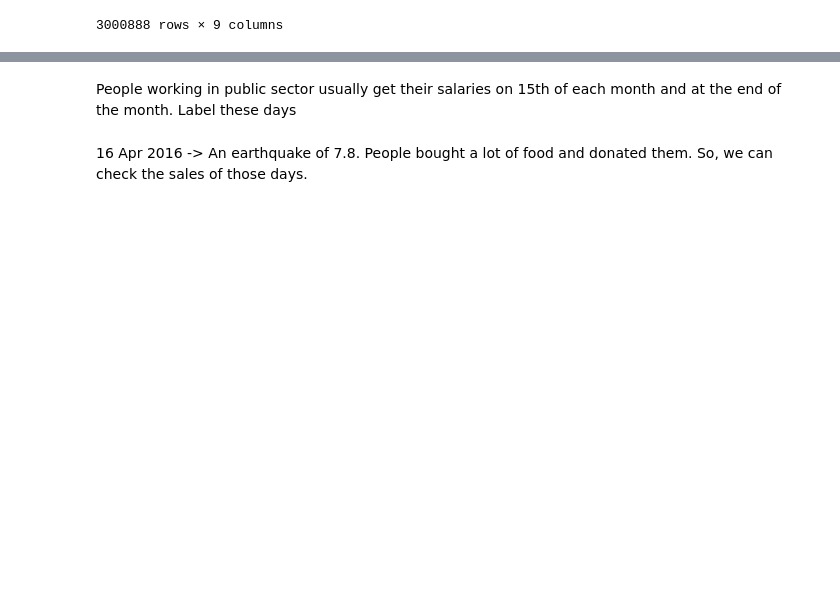
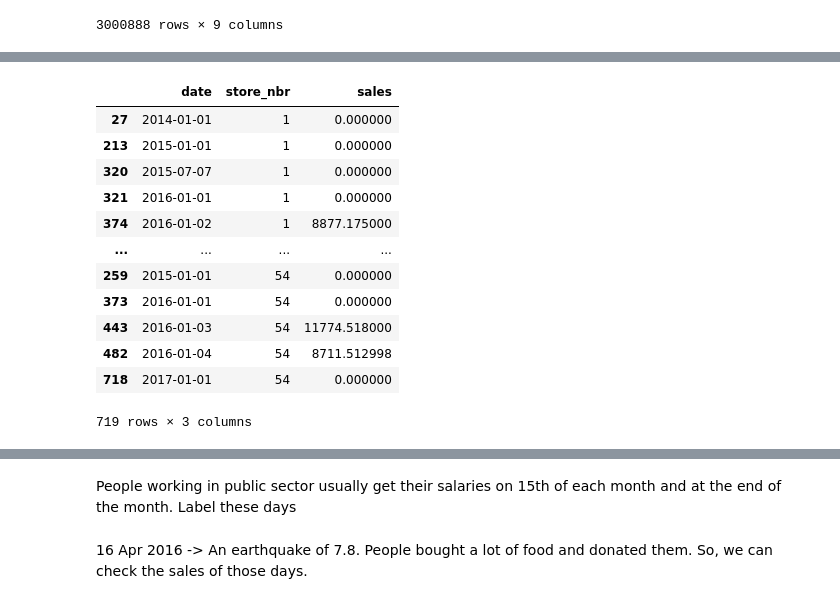
Before and after one commit to egesaygili/storesales, a Jupyter notebook: data_prep.ipynb, the cells around one changed output, grey strips where cells are left out. Saved outputs shown, nothing was run; the diff lists cells and outputs as text; code cells hidden in the pictures; blank space fills up the shorter version.

```diff
--- a/data_prep.ipynb
+++ b/data_prep.ipynb
@@ -187,0 +236,19 @@ df = pd.merge(df, df_transactions, on=["date", "store_nbr"], how="left")
+# %%
+# Transactions has null-values. Let's observe
+df_temp = df.loc[df["transactions"].isna()==True,["date","store_nbr","sales"]].groupby(by=["date","store_nbr"]).sum().reset_index().sort_values(by=["store_nbr","date"])
+#df_temp = pd.merge(df_temp, df["date","store_nbr","isHoliday"], on=["date", "store_nbr"], how="left")
+df_temp#[df_temp["sales"]==0]
+# %% [output]
+|  | date | store_nbr | sales |
+| 27 | 2014-01-01 | 1 | 0.000000 |
+| 213 | 2015-01-01 | 1 | 0.000000 |
+| 320 | 2015-07-07 | 1 | 0.000000 |
+| 321 | 2016-01-01 | 1 | 0.000000 |
+| 374 | 2016-01-02 | 1 | 8877.175000 |
+| ... | ... | ... | ... |
+| 259 | 2015-01-01 | 54 | 0.000000 |
+| 373 | 2016-01-01 | 54 | 0.000000 |
+| 443 | 2016-01-03 | 54 | 11774.518000 |
+| 482 | 2016-01-04 | 54 | 8711.512998 |
+| 718 | 2017-01-01 | 54 | 0.000000 |
+719 rows × 3 columns
```
Also changed, not shown: parts of 29 cells of this notebook, 1 other file.
